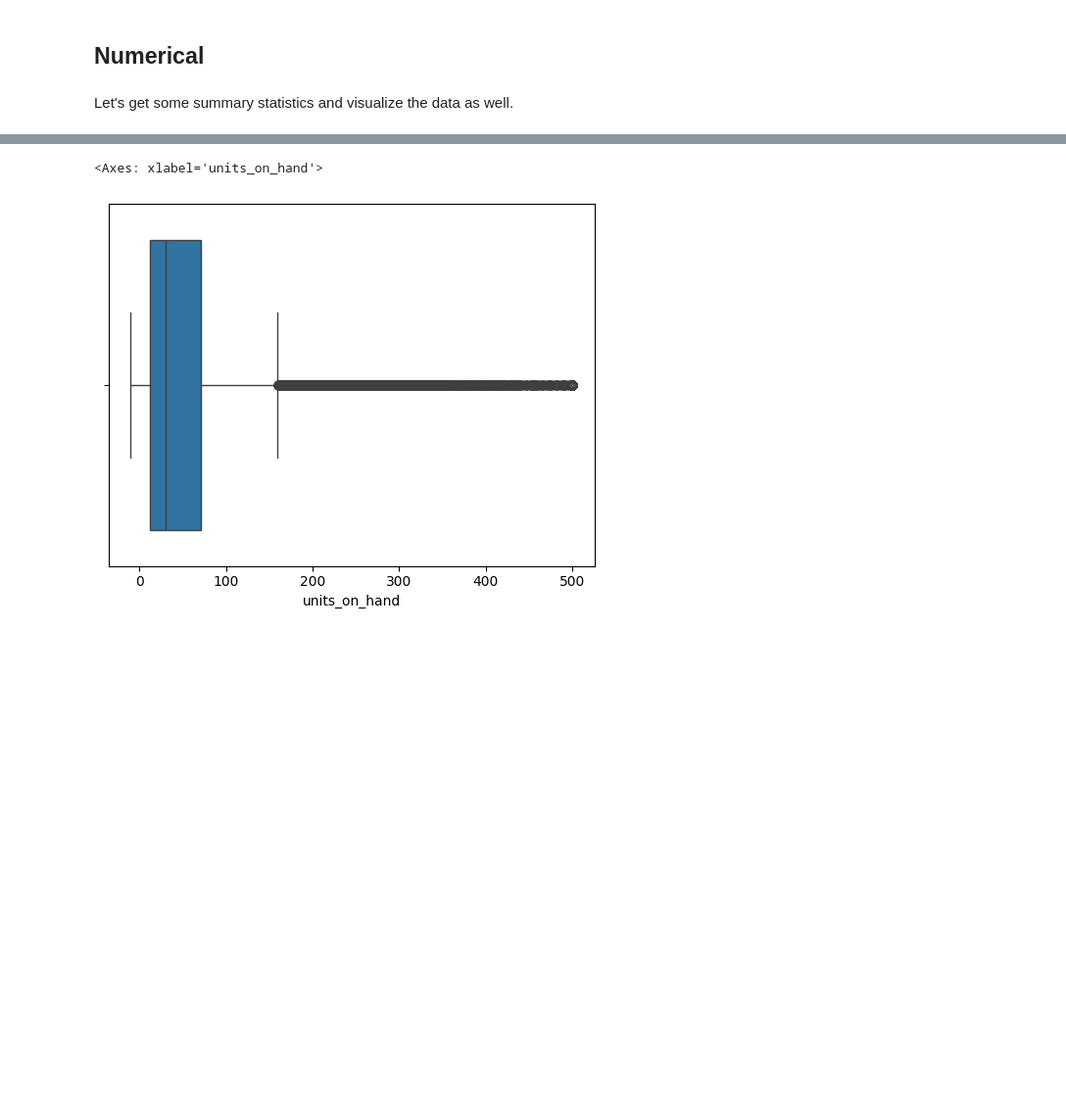
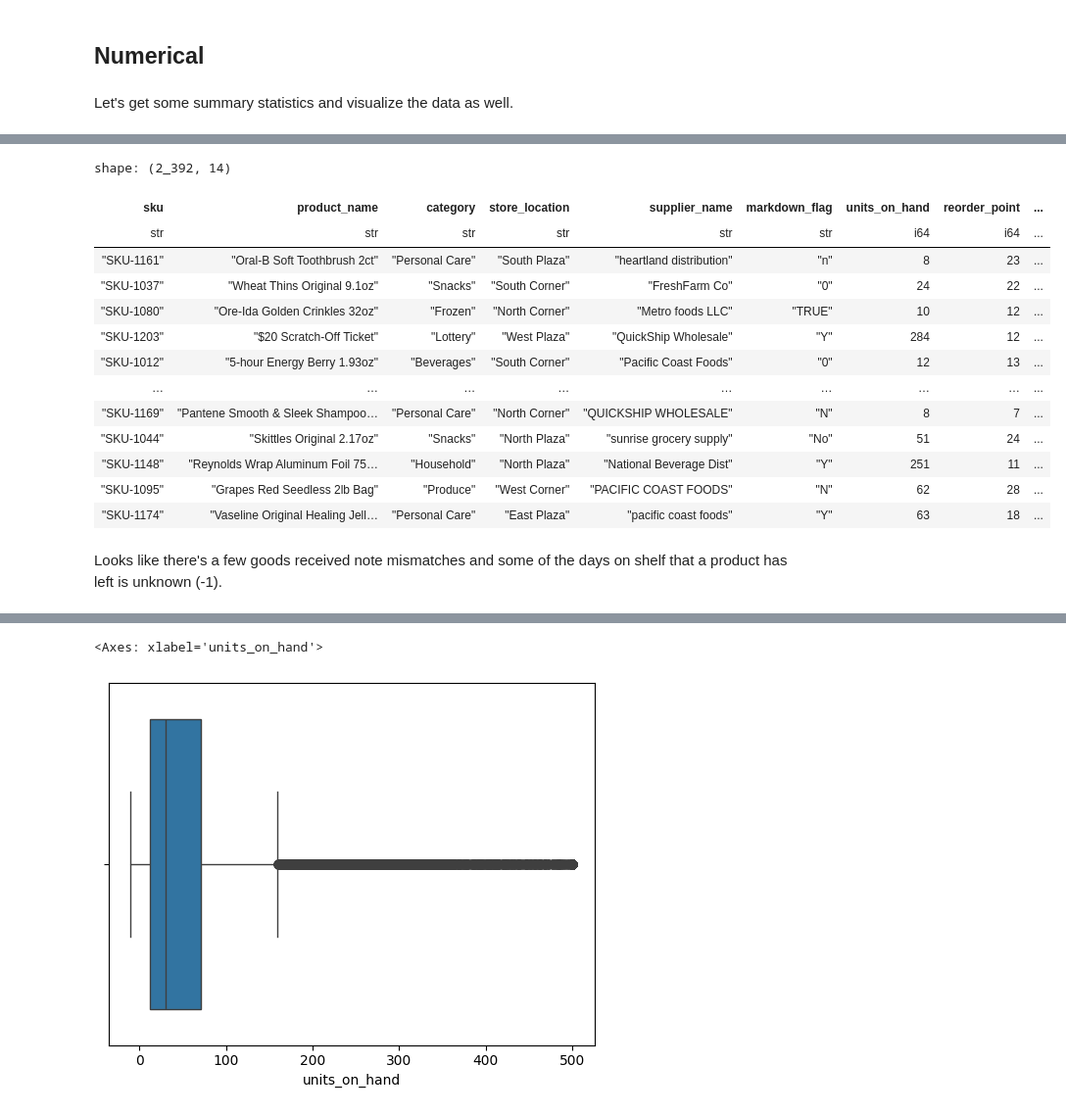
Before and after one commit to petervlaskovits/grocery-pipeline, a Jupyter notebook: src/notebooks/inventory_eda.ipynb, the cells around one changed output, grey strips where cells are left out. Shown at 98% size. Drawn from its saved outputs; the diff is of its cells as text; code cells hidden in the pictures; blank space fills up the shorter version.

```diff
--- a/src/notebooks/inventory_eda.ipynb
+++ b/src/notebooks/inventory_eda.ipynb
@@ -300,3 +351,24 @@ Every column is skewed to the right...
+# %%
+full_df.filter(
+    pl.col('days_on_shelf') < 1
+)
+# %% [output]
+shape: (2_392, 14)
+| sku | product_name | category | store_location | supplier_name | markdown_flag | units_on_hand | reorder_point | ... |
+| str | str | str | str | str | str | i64 | i64 | ... |
+| "SKU-1161" | "Oral-B Soft Toothbrush 2ct" | "Personal Care" | "South Plaza" | "heartland distribution" | "n" | 8 | 23 | ... |
+| "SKU-1037" | "Wheat Thins Original 9.1oz" | "Snacks" | "South Corner" | "FreshFarm Co" | "0" | 24 | 22 | ... |
+| "SKU-1080" | "Ore-Ida Golden Crinkles 32oz" | "Frozen" | "North Corner" | "Metro foods LLC" | "TRUE" | 10 | 12 | ... |
+| "SKU-1203" | "$20 Scratch-Off Ticket" | "Lottery" | "West Plaza" | "QuickShip Wholesale" | "Y" | 284 | 12 | ... |
+| "SKU-1012" | "5-hour Energy Berry 1.93oz" | "Beverages" | "South Corner" | "Pacific Coast Foods" | "0" | 12 | 13 | ... |
+| … | … | … | … | … | … | … | … | ... |
+| "SKU-1169" | "Pantene Smooth & Sleek Shampoo… | "Personal Care" | "North Corner" | "QUICKSHIP WHOLESALE" | "N" | 8 | 7 | ... |
+| "SKU-1044" | "Skittles Original 2.17oz" | "Snacks" | "North Plaza" | "sunrise grocery supply" | "No" | 51 | 24 | ... |
+| "SKU-1148" | "Reynolds Wrap Aluminum Foil 75… | "Household" | "North Plaza" | "National Beverage Dist" | "Y" | 251 | 11 | ... |
+| "SKU-1095" | "Grapes Red Seedless 2lb Bag" | "Produce" | "West Corner" | "PACIFIC COAST FOODS" | "N" | 62 | 28 | ... |
+| "SKU-1174" | "Vaseline Original Healing Jell… | "Personal Care" | "East Plaza" | "pacific coast foods" | "Y" | 63 | 18 | ... |
+# %% [markdown]
+Looks like there's a few goods received note mismatches and some of the days on shelf that a product has left is unknown (-1).
 # %%
 sns.histplot(data=numeric_only.to_pandas(), x='units_on_hand')
 # %% [output]
```
Also changed, not shown: parts of 31 cells of this notebook, 1 other file.
